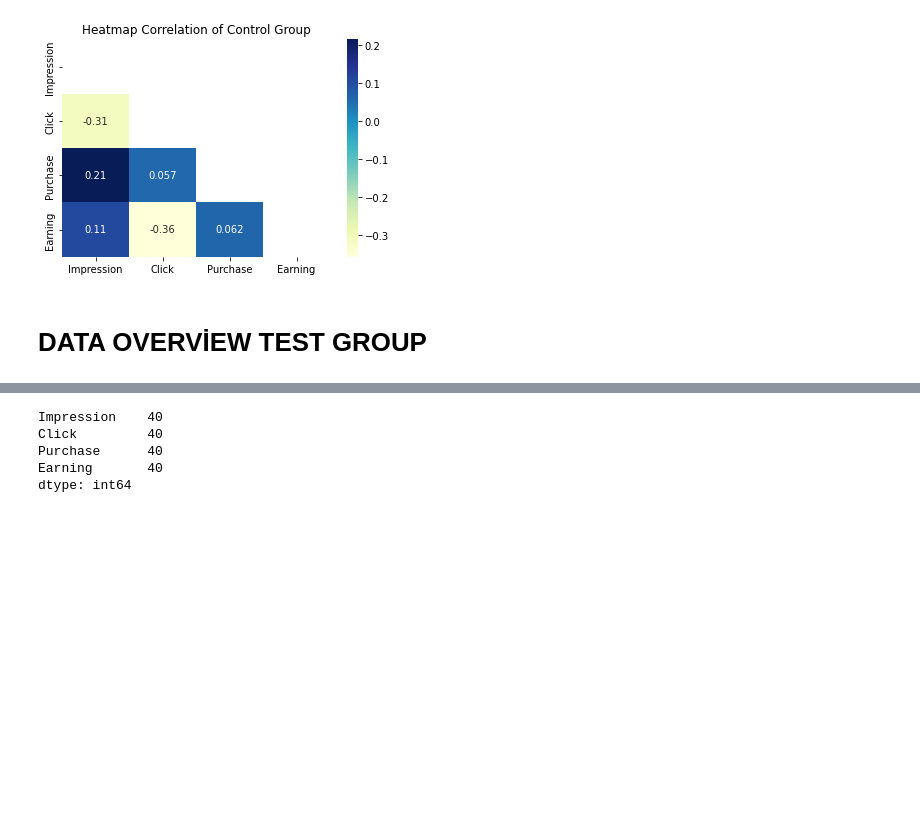
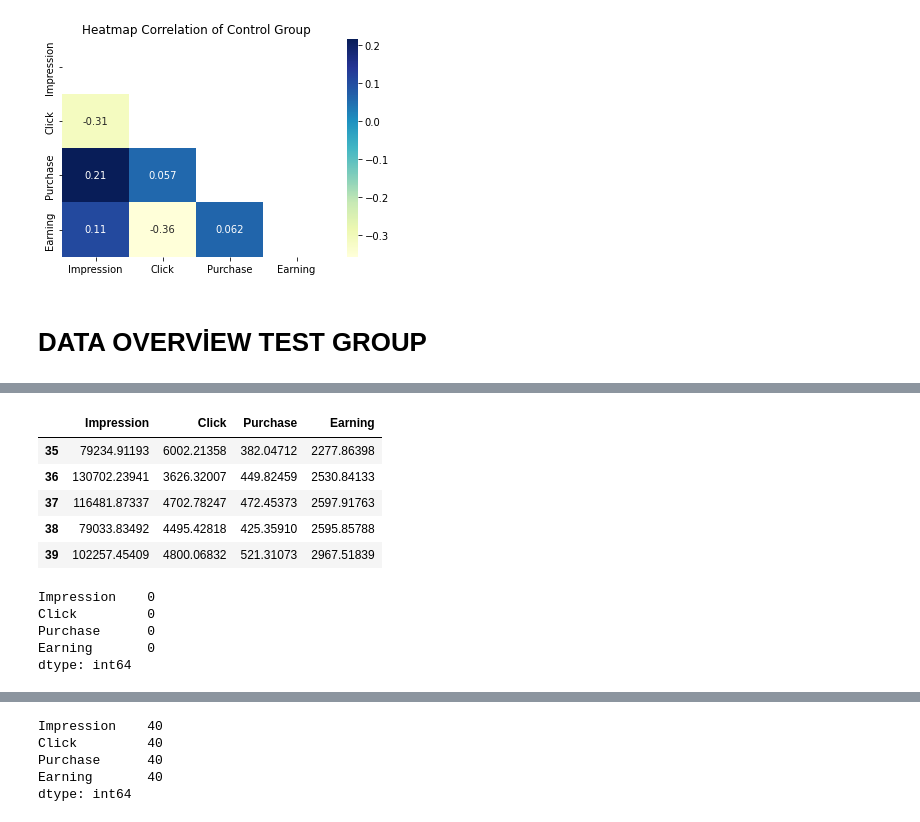
Before and after one commit to Alhndmrl/Comparison-of-AB-Test-and-Conversion-of-Bidding-Me, a Jupyter notebook: comparison-of-ab-test-and-conversion-of-bidding-me.ipynb, the cells around one changed output, grey strips where cells are left out. Saved outputs shown, nothing was run; the diff lists cells and outputs as text; code cells hidden in the pictures; blank space fills up the shorter version.

```diff
--- a/comparison-of-ab-test-and-conversion-of-bidding-me.ipynb
+++ b/comparison-of-ab-test-and-conversion-of-bidding-me.ipynb
@@ -154,0 +149,19 @@ df1.describe().T
+# %%
+#The last 5 rows of the dataset were viewed.
+df1.tail()
+# %% [output]
+|  | Impression | Click | Purchase | Earning |
+| 35 | 79234.91193 | 6002.21358 | 382.04712 | 2277.86398 |
+| 36 | 130702.23941 | 3626.32007 | 449.82459 | 2530.84133 |
+| 37 | 116481.87337 | 4702.78247 | 472.45373 | 2597.91763 |
+| 38 | 79033.83492 | 4495.42818 | 425.35910 | 2595.85788 |
+| 39 | 102257.45409 | 4800.06832 | 521.31073 | 2967.51839 |
+# %%
+#It was checked for missing data in the dataset.
+df1.isnull().sum()
+# %% [output]
+Impression    0
+Click         0
+Purchase      0
+Earning       0
+dtype: int64
```
Also changed, not shown: parts of 23 cells of this notebook.
